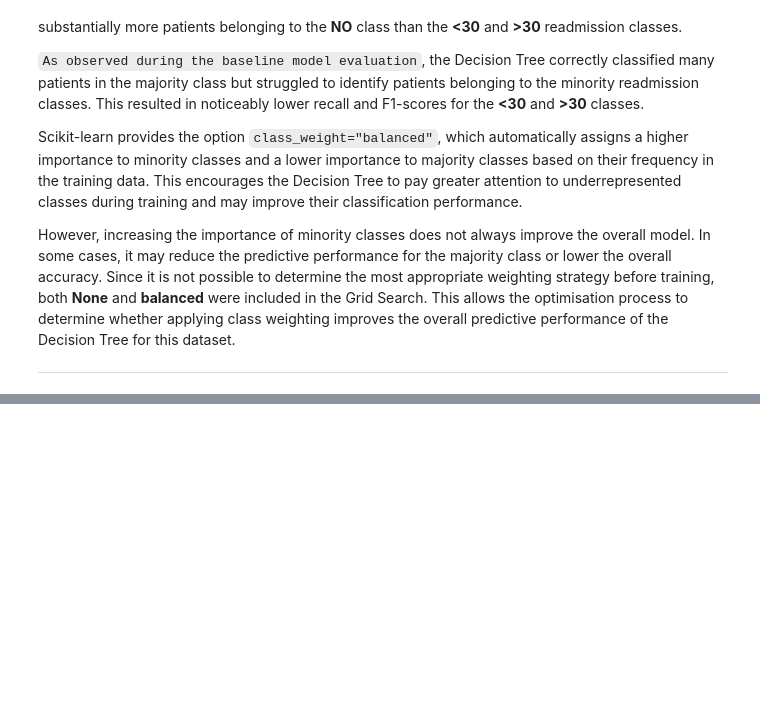
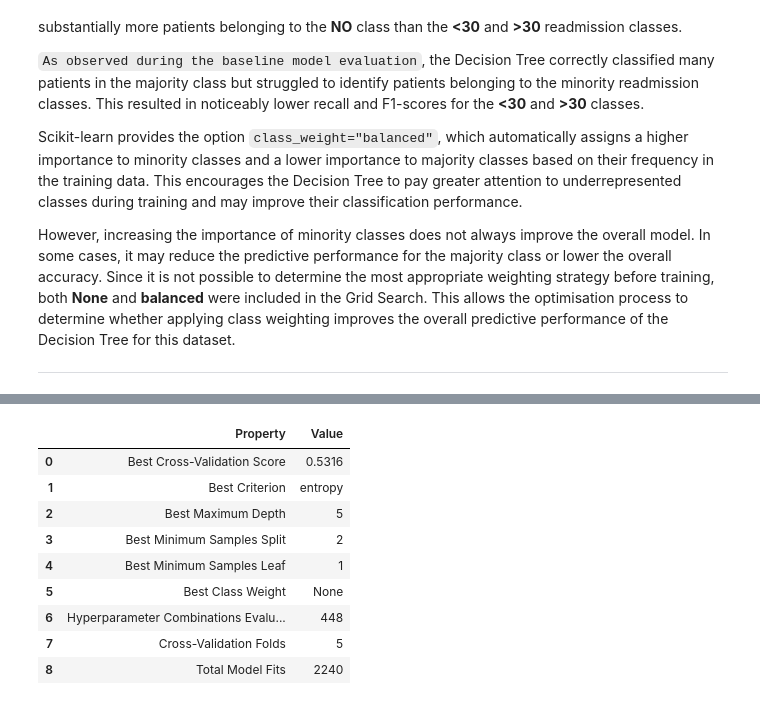
Before and after one commit to ajay-nagpal/Hospital-Readmission-Prediction, a Jupyter notebook: hospital_readmission.ipynb, the cells around one changed output, grey strips where cells are left out. Saved outputs shown, nothing was run; the diff lists cells and outputs as text; code cells hidden in the pictures; blank space fills up the shorter version.

```diff
--- a/hospital_readmission.ipynb
+++ b/hospital_readmission.ipynb
@@ -5344,0 +5494,68 @@ However, increasing the importance of minority classes does not always improve t
+# %%
+# Display the Hyperparameter Optimisation Results
+
+# Calculate the total number of hyperparameter
+# combinations evaluated during Grid Search.
+total_parameter_combinations = len(
+    decision_tree_grid_search.cv_results_["params"]
+)
+
+# Create a summary of the optimisation results.
+decision_tree_optimisation_summary = pd.DataFrame({
+
+    "Property": [
+        "Best Cross-Validation Score",
+        "Best Criterion",
+        "Best Maximum Depth",
+        "Best Minimum Samples Split",
+        "Best Minimum Samples Leaf",
+        "Best Class Weight",
+        "Hyperparameter Combinations Evaluated",
+        "Cross-Validation Folds",
+        "Total Model Fits"
+    ],
+    "Value": [
+        round(
+            decision_tree_grid_search.best_score_,
+            4
+        ),
+        decision_tree_grid_search.best_params_[
+            "criterion"
+        ],
+        str(
+            decision_tree_grid_search.best_params_[
+                "max_depth"
+            ]
+        ),
+        decision_tree_grid_search.best_params_[
+            "min_samples_split"
+        ],
+        decision_tree_grid_search.best_params_[
+            "min_samples_leaf"
+        ],
+        str(
+            decision_tree_grid_search.best_params_[
+                "class_weight"
+            ]
+        ),
+        total_parameter_combinations,
+        5,
+        total_parameter_combinations * 5
+    ]
+})
+
+# Display the optimisation summary.
+display(
+    decision_tree_optimisation_summary
+)
+# %% [output]
+|  | Property | Value |
+| 0 | Best Cross-Validation Score | 0.5316 |
+| 1 | Best Criterion | entropy |
+| 2 | Best Maximum Depth | 5 |
+| 3 | Best Minimum Samples Split | 2 |
+| 4 | Best Minimum Samples Leaf | 1 |
+| 5 | Best Class Weight | None |
+| 6 | Hyperparameter Combinations Evalu... | 448 |
+| 7 | Cross-Validation Folds | 5 |
+| 8 | Total Model Fits | 2240 |
```
Also changed, not shown: parts of 14 cells of this notebook.
